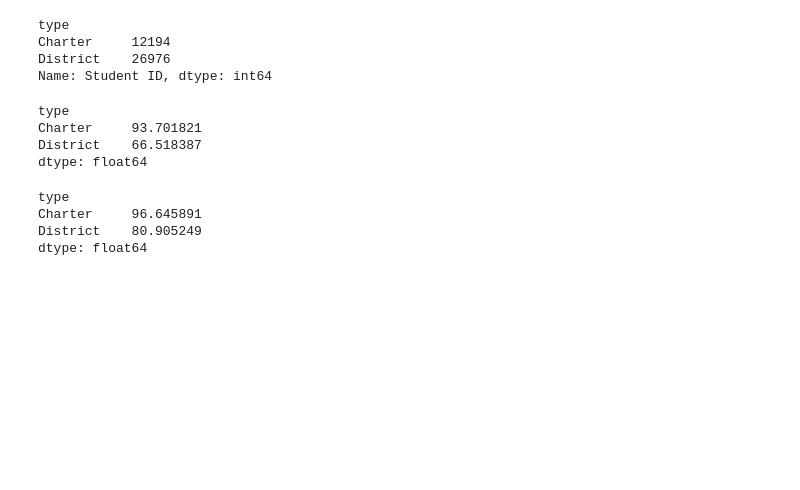
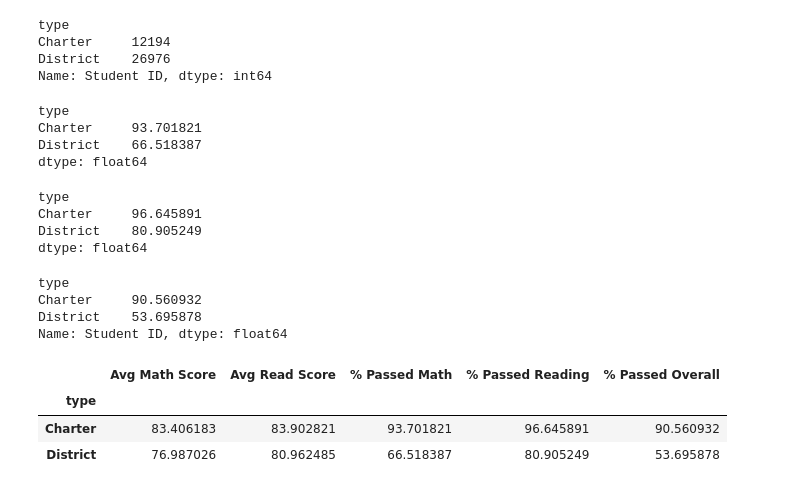
Before and after one commit to migheljackson/pandas-challenge, a Jupyter notebook: PyCitySchools_starter.ipynb, the cells around one changed output. Saved outputs shown, nothing was run; the diff lists cells and outputs as text; code cells hidden in the pictures; blank space fills up the shorter version.

Commit message:
Generated school type summary table

```diff
--- a/PyCitySchools_starter.ipynb
+++ b/PyCitySchools_starter.ipynb
@@ -765,6 +765,5 @@ schoolsize_school_summary_df
 schooltype_group=school_data_complete.groupby(["type"])
 # %%
 schooltype_totstudents=schooltype_group["Student ID"].count()
-schooltype_avgmathscore=schooltype_group["math_score"].mean()
-schooltype_avgreadscore=schooltype_group["reading_score"].mean()
-schooltype_passmath=schooltype_group
+schooltype_avgmath=schooltype_group["math_score"].mean()
+schooltype_avgread=schooltype_group["reading_score"].mean()
@@ -791,8 +790,8 @@ District    26976
 Name: Student ID, dtype: int64
 # %%
 sdc_passmath_type_group=sdc_passmath_filt.groupby(['type'])
-school_passmath_type=(sdc_passmath_type_group['math_score'].count())/schooltype_totstudents*100
-school_passmath_type
+schooltype_passmath=(sdc_passmath_type_group['math_score'].count())/schooltype_totstudents*100
+schooltype_passmath
 # %% [output]
 type
 Charter     93.701821
@@ -800,8 +799,8 @@ District    66.518387
 dtype: float64
 # %%
 sdc_passread_type_group=sdc_passread_filt.groupby(['type'])
-school_passread_type=(sdc_passread_type_group['reading_score'].count())/schooltype_totstudents*100
-school_passread_type
+schooltype_passread=(sdc_passread_type_group['reading_score'].count())/schooltype_totstudents*100
+schooltype_passread
 # %% [output]
 type
 Charter     96.645891
@@ -809,5 +808,22 @@ District    80.905249
 dtype: float64
 # %%
 sdc_passoverall_type_group=sdc_passoverall_filt.groupby(['type'])
-school_passoverall_type=(sdc_passoverall_group['Student ID'].count())/school_students*100
-school_passoverall_type
+schooltype_passoverall=(sdc_passoverall_type_group['Student ID'].count())/schooltype_totstudents*100
+schooltype_passoverall
+# %% [output]
+type
+Charter     90.560932
+District    53.695878
+Name: Student ID, dtype: float64
+# %%
+schooltype_school_summary_df=pd.DataFrame({'Avg Math Score': schooltype_avgmath,
+              'Avg Read Score': schooltype_avgread,
+             '% Passed Math': schooltype_passmath,
+             '% Passed Reading': schooltype_passread,
+            '% Passed Overall' : schooltype_passoverall})
+schooltype_school_summary_df
+# %% [output]
+|  | Avg Math Score | Avg Read Score | % Passed Math | % Passed Reading | % Passed Overall |
+| type |  |  |  |  |  |
+| Charter | 83.406183 | 83.902821 | 93.701821 | 96.645891 | 90.560932 |
+| District | 76.987026 | 80.962485 | 66.518387 | 80.905249 | 53.695878 |
```
Also changed, not shown: parts of 4 cells of this notebook.
